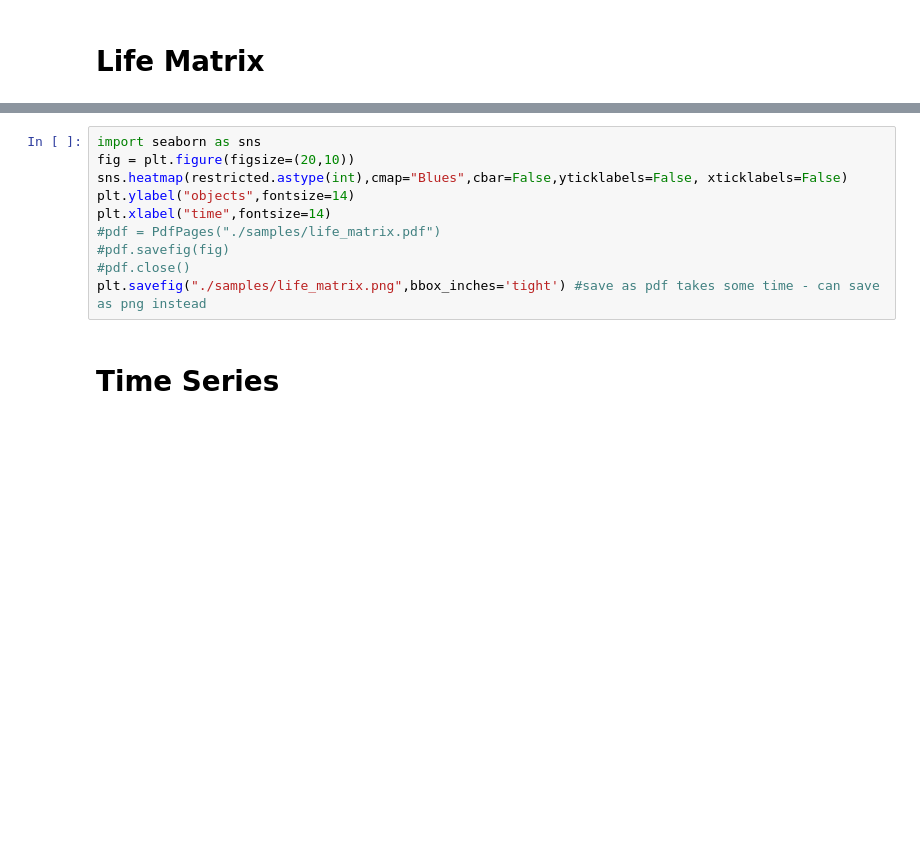
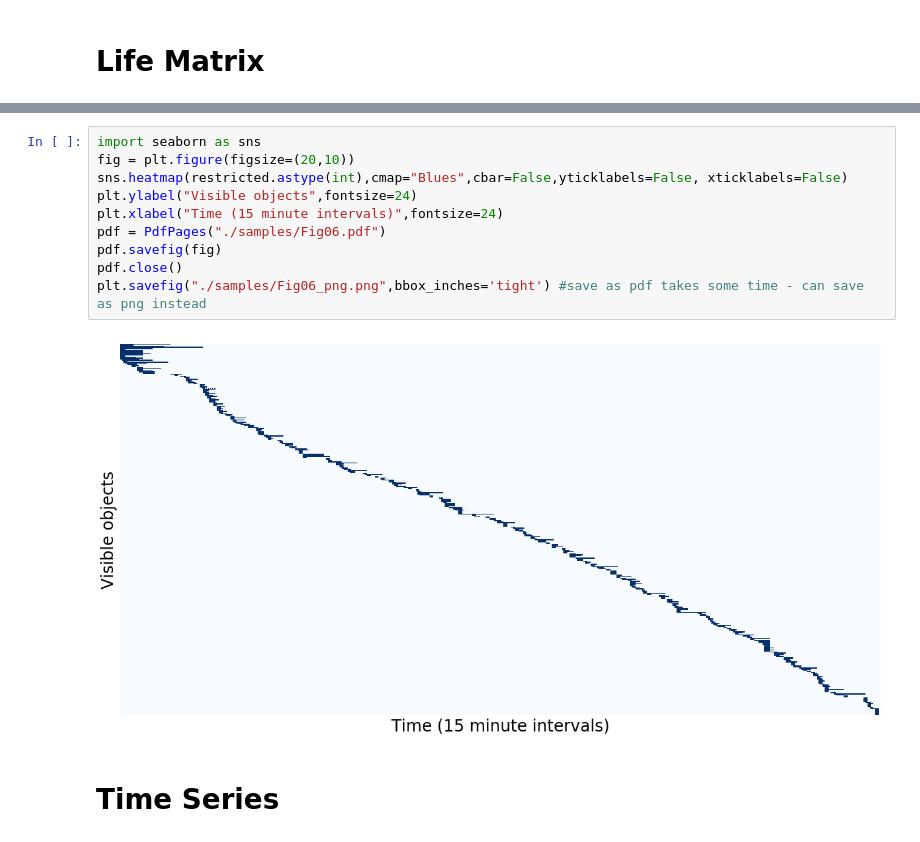
Before and after one commit to GiovanniSena/LiSM_CYCB_tracking, a Jupyter notebook: figures.ipynb, the cells around one changed output, grey strips where cells are left out. Saved outputs shown, nothing was run; the diff lists cells and outputs as text; blank space fills up the shorter version.

```diff
--- a/figures.ipynb
+++ b/figures.ipynb
@@ -141,13 +188,15 @@ lm.head()
 # %%
 import seaborn as sns
 fig = plt.figure(figsize=(20,10))
 sns.heatmap(restricted.astype(int),cmap="Blues",cbar=False,yticklabels=False, xticklabels=False)
-plt.ylabel("objects",fontsize=14)
-plt.xlabel("time",fontsize=14)
-#pdf = PdfPages("./samples/life_matrix.pdf")
-#pdf.savefig(fig)
-#pdf.close()
-plt.savefig("./samples/life_matrix.png",bbox_inches='tight') #save as pdf takes some time - can save as png instead
+plt.ylabel("Visible objects",fontsize=24)
+plt.xlabel("Time (15 minute intervals)",fontsize=24)
+pdf = PdfPages("./samples/Fig06.pdf")
+pdf.savefig(fig)
+pdf.close()
+plt.savefig("./samples/Fig06_png.png",bbox_inches='tight') #save as pdf takes some time - can save as png instead
+# %% [output]
+[figure, added]
 # %% [markdown]
 # Time Series
 # %%
```
Also changed, not shown: parts of 12 cells of this notebook, 12 other files.
